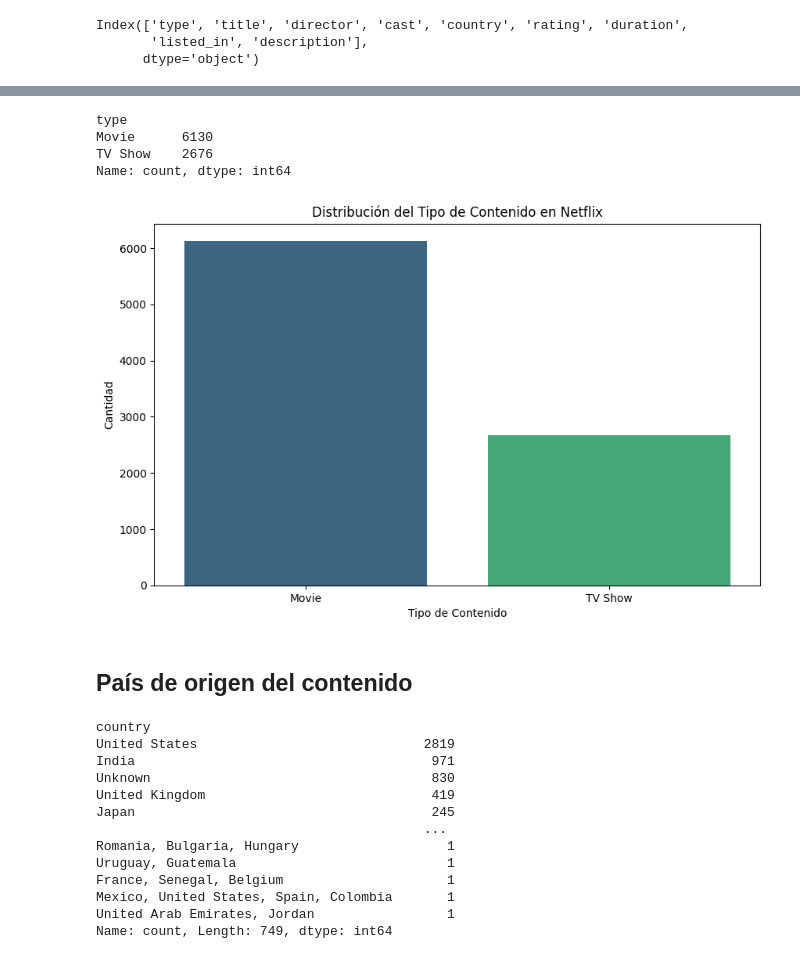
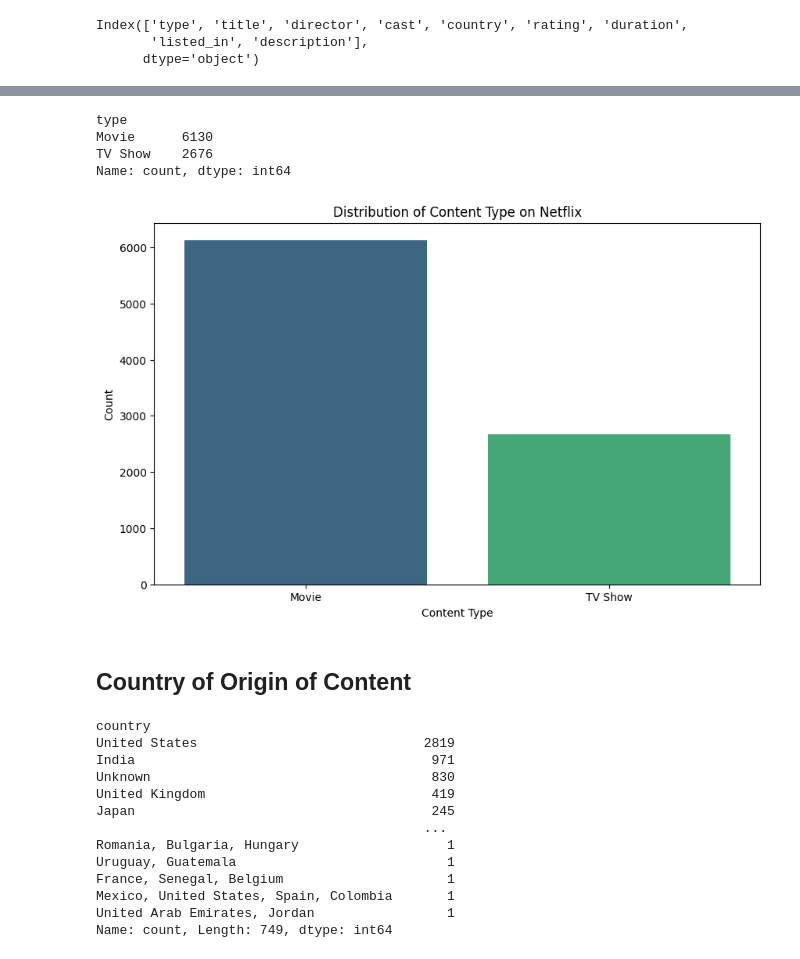
Before and after one commit to ju4n-avendanoa/Data_Netflix, a Jupyter notebook: main.ipynb, the cells around one changed output, grey strips where cells are left out. Drawn from its saved outputs; the diff is of its cells as text; code cells hidden in the pictures.

```diff
--- a/main.ipynb
+++ b/main.ipynb
@@ -172,24 +172,24 @@ for column in text_columns:
 # %%
 type_counts = df['type'].value_counts()
 print(type_counts)
 
 movies = df[df.type == 'Movie']
 tv_shows = df[df.type == 'TV Show']
 
 plt.figure(figsize=(10, 6))
 sns.countplot(x='type', data=df, palette='viridis', hue='type', dodge=False, legend=False)
-plt.title('Distribución del Tipo de Contenido en Netflix')
-plt.xlabel('Tipo de Contenido')
-plt.ylabel('Cantidad')
+plt.title('Distribution of Content Type on Netflix')
+plt.xlabel('Content Type')
+plt.ylabel('Count')
 plt.show()
 # %% [output]
 type
 Movie      6130
 TV Show    2676
 Name: count, dtype: int64
-[figure, old version]
+[figure, new version]
-# %% [markdown]
-## País de origen del contenido
+# %% [markdown]
+## Country of Origin of Content
 # %%
 df.country.value_counts()
 # %% [output]
```
Also changed, not shown: parts of 32 cells of this notebook.
